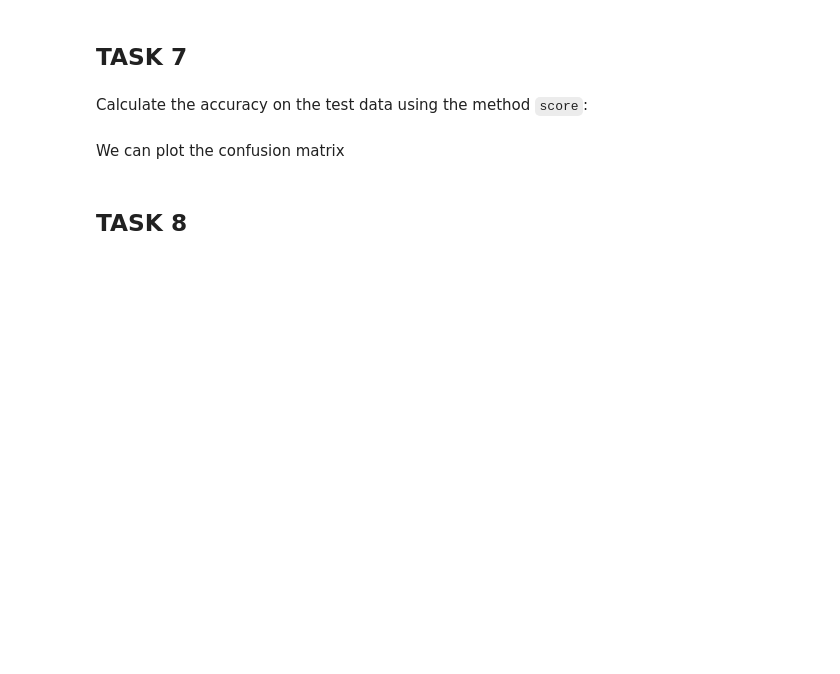
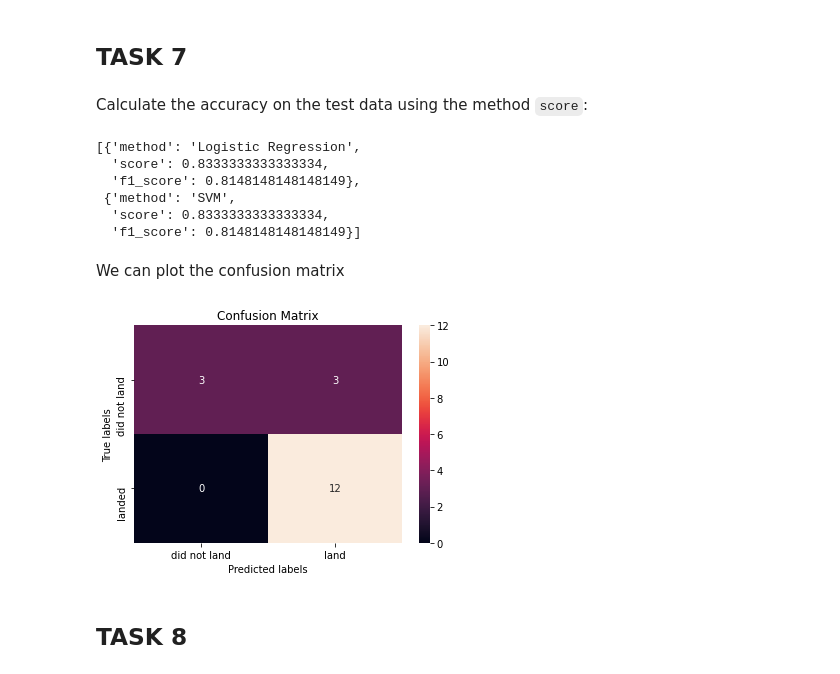
Before and after one commit to wanprabu/dsproject, a Jupyter notebook: Predictive Analysis.ipynb, the cells around one changed output. Saved outputs shown, nothing was run; the diff lists cells and outputs as text; code cells hidden in the pictures; blank space fills up the shorter version.

```diff
--- a/Predictive Analysis.ipynb
+++ b/Predictive Analysis.ipynb
@@ -153,3 +241,10 @@ parameters = {'kernel':('linear', 'rbf','poly','rbf', 'sigmoid'),
               'C': np.logspace(-3, 3, 5),
               'gamma':np.logspace(-3, 3, 5)}
 svm = SVC()
+# %%
+svm_cv = GridSearchCV(estimator=svm, param_grid= parameters, cv = 10)
+
+# fitting the model for grid search
+svm_cv.fit(X_train, Y_train)
+
+svm_cv
@@ -160,11 +265,30 @@ print("accuracy :",svm_cv.best_score_)
 ## TASK  7
 # %% [markdown]
 Calculate the accuracy on the test data using the method <code>score</code>:
+# %%
+yhat_svm = svm_cv.predict(X_test)
+
+score = svm_cv.score(X_test, Y_test)
+
+from sklearn.metrics import f1_score
+f1_score = f1_score(Y_test, yhat_svm, average='weighted')
+
+accuracy.append({'method': 'SVM', 'score':score, 'f1_score':f1_score})
+accuracy
+# %% [output]
+[{'method': 'Logistic Regression',
+  'score': 0.8333333333333334,
+  'f1_score': 0.8148148148148149},
+ {'method': 'SVM',
+  'score': 0.8333333333333334,
+  'f1_score': 0.8148148148148149}]
 # %% [markdown]
 We can plot the confusion matrix
 # %%
 yhat=svm_cv.predict(X_test)
-plot_confusion_matrix(Y_test,yhat)
+plot_confusion_matrix(Y_test,yhat_svm)
+# %% [output]
+[figure, added]
 # %% [markdown]
 ## TASK  8
 # %% [markdown]
```
Also changed, not shown: parts of 22 cells of this notebook.
